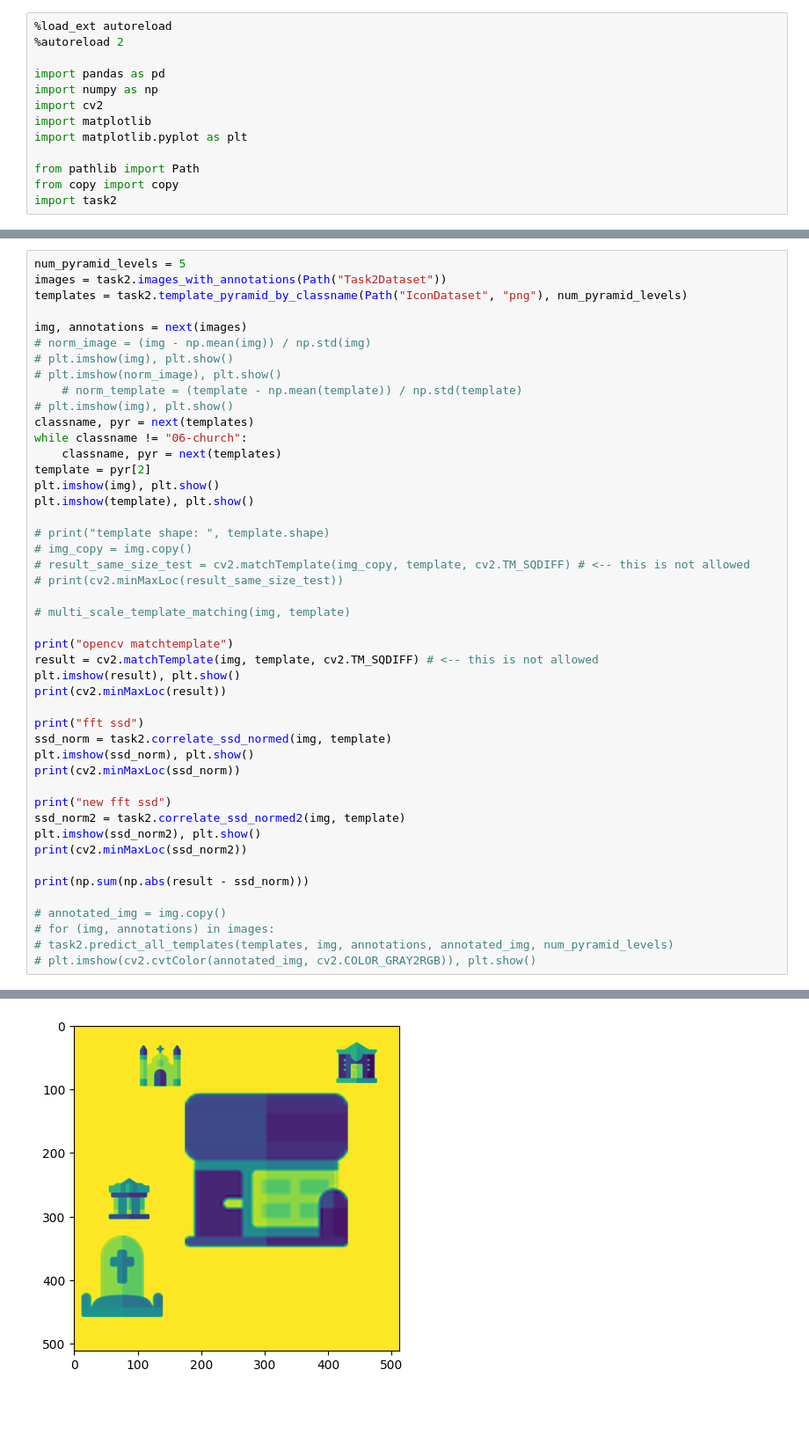
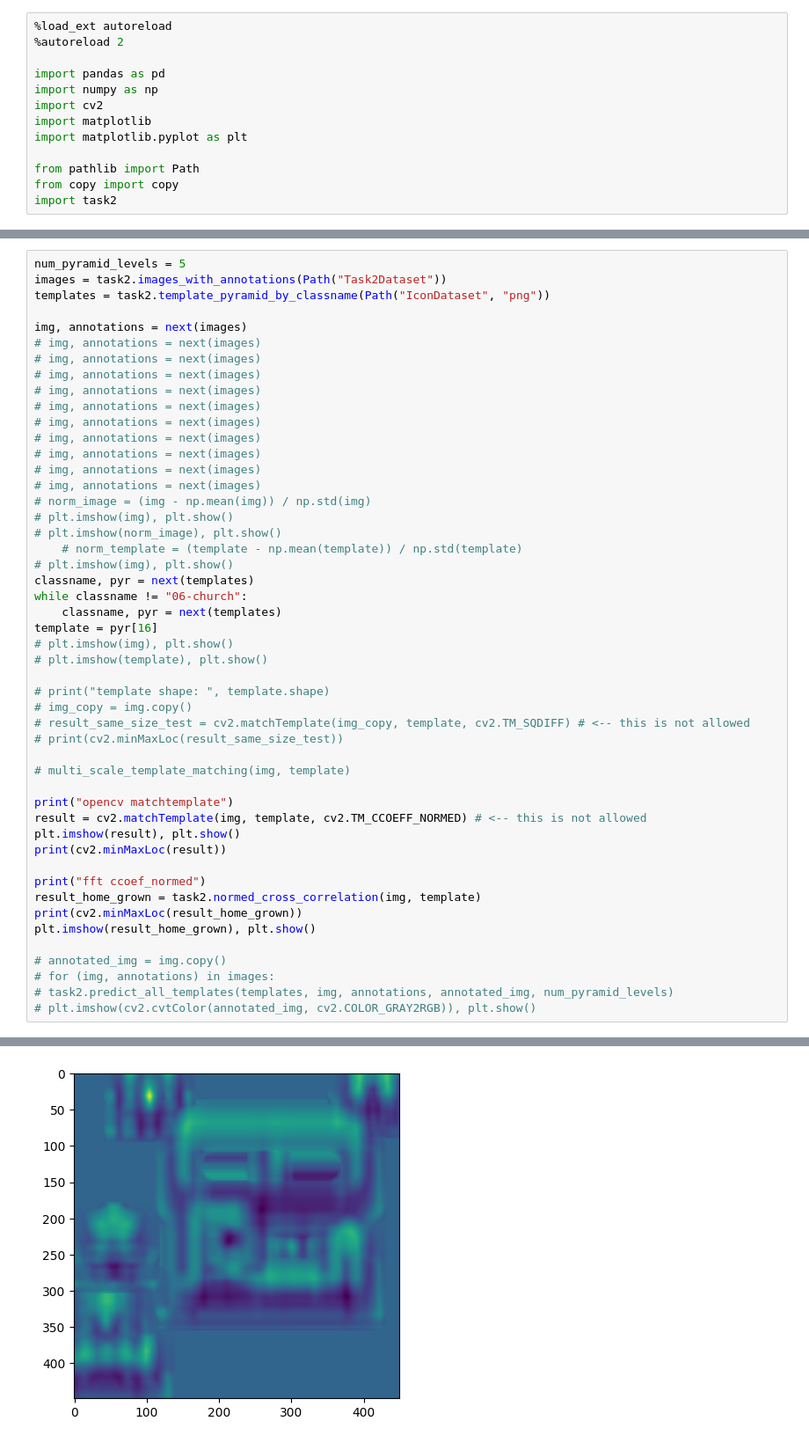
Before and after one commit to coeus-uk/computer-vision, a Jupyter notebook: Task2.ipynb, the cells around one changed output, grey strips where cells are left out. Shown at 88% size. Cells and saved outputs as stored; diff of their text form; blank space fills up the shorter version.

```diff
--- a/Task2.ipynb
+++ b/Task2.ipynb
@@ -211,9 +177,19 @@ Average false negative rate: 0.0
 # %%
 num_pyramid_levels = 5
 images = task2.images_with_annotations(Path("Task2Dataset"))
-templates = task2.template_pyramid_by_classname(Path("IconDataset", "png"), num_pyramid_levels)
+templates = task2.template_pyramid_by_classname(Path("IconDataset", "png"))
 
 img, annotations = next(images)
+# img, annotations = next(images)
+# img, annotations = next(images)
+# img, annotations = next(images)
+# img, annotations = next(images)
+# img, annotations = next(images)
+# img, annotations = next(images)
+# img, annotations = next(images)
+# img, annotations = next(images)
+# img, annotations = next(images)
+# img, annotations = next(images)
 # norm_image = (img - np.mean(img)) / np.std(img)
 # plt.imshow(img), plt.show()
 # plt.imshow(norm_image), plt.show()
@@ -222,9 +198,9 @@ img, annotations = next(images)
 classname, pyr = next(templates)
 while classname != "06-church":
     classname, pyr = next(templates)
-template = pyr[2]
-plt.imshow(img), plt.show()
-plt.imshow(template), plt.show()
+template = pyr[16]
+# plt.imshow(img), plt.show()
+# plt.imshow(template), plt.show()
 
 # print("template shape: ", template.shape)
 # img_copy = img.copy()
@@ -234,21 +210,14 @@ plt.imshow(template), plt.show()
 # multi_scale_template_matching(img, template)
 
 print("opencv matchtemplate")
-result = cv2.matchTemplate(img, template, cv2.TM_SQDIFF) # <-- this is not allowed
+result = cv2.matchTemplate(img, template, cv2.TM_CCOEFF_NORMED) # <-- this is not allowed
 plt.imshow(result), plt.show()
 print(cv2.minMaxLoc(result))
 
-print("fft ssd")
-ssd_norm = task2.correlate_ssd_normed(img, template)
-plt.imshow(ssd_norm), plt.show()
-print(cv2.minMaxLoc(ssd_norm))
-
-print("new fft ssd")
-ssd_norm2 = task2.correlate_ssd_normed2(img, template)
-plt.imshow(ssd_norm2), plt.show()
-print(cv2.minMaxLoc(ssd_norm2))
-
-print(np.sum(np.abs(result - ssd_norm)))
+print("fft ccoef_normed")
+result_home_grown = task2.normed_cross_correlation(img, template)
+print(cv2.minMaxLoc(result_home_grown))
+plt.imshow(result_home_grown), plt.show()
 
 # annotated_img = img.copy()
 # for (img, annotations) in images:
@@ -258 +228 @@ print(np.sum(np.abs(result - ssd_norm)))
-[figure, old version]
+[figure, new version]
```
Also changed, not shown: parts of 12 cells of this notebook, 2 other files.
